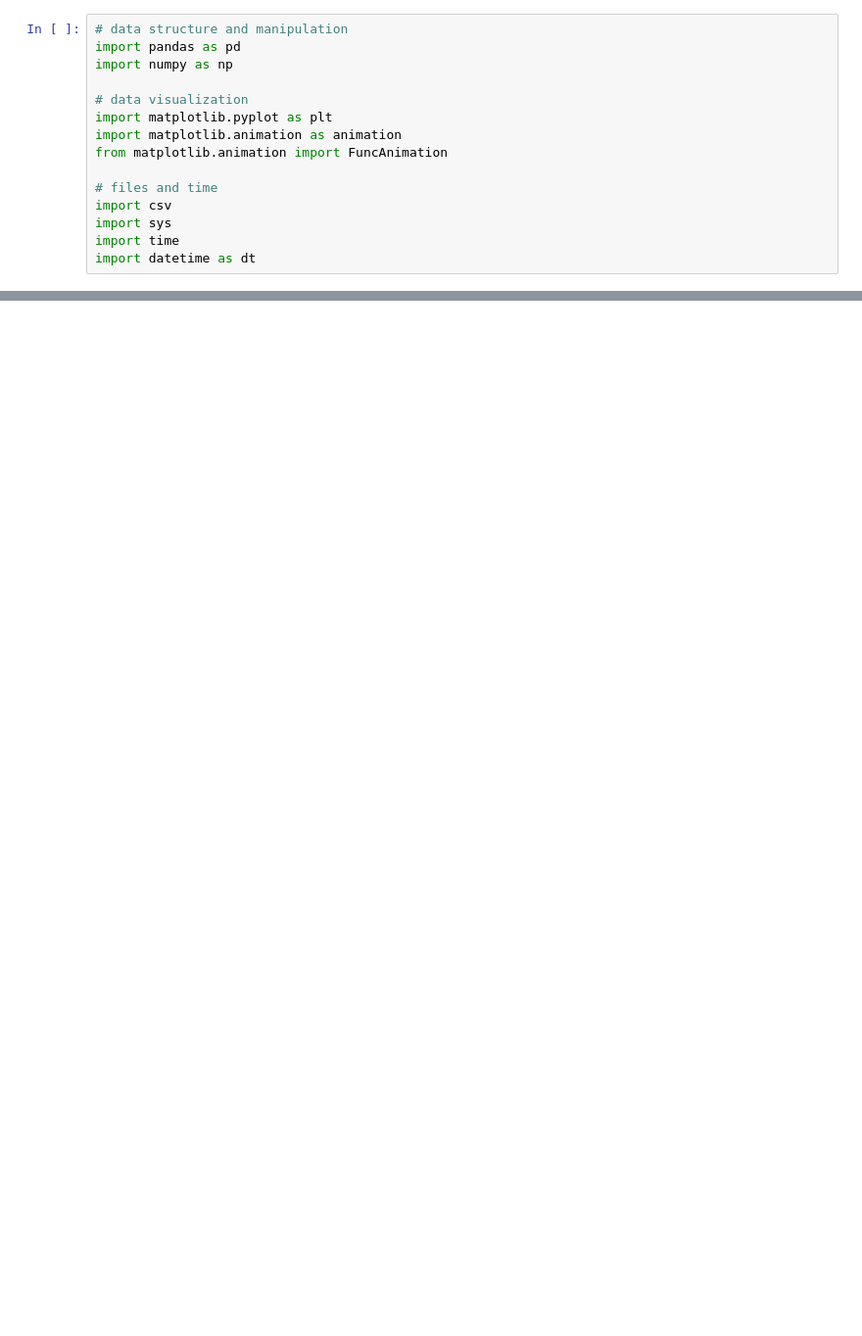
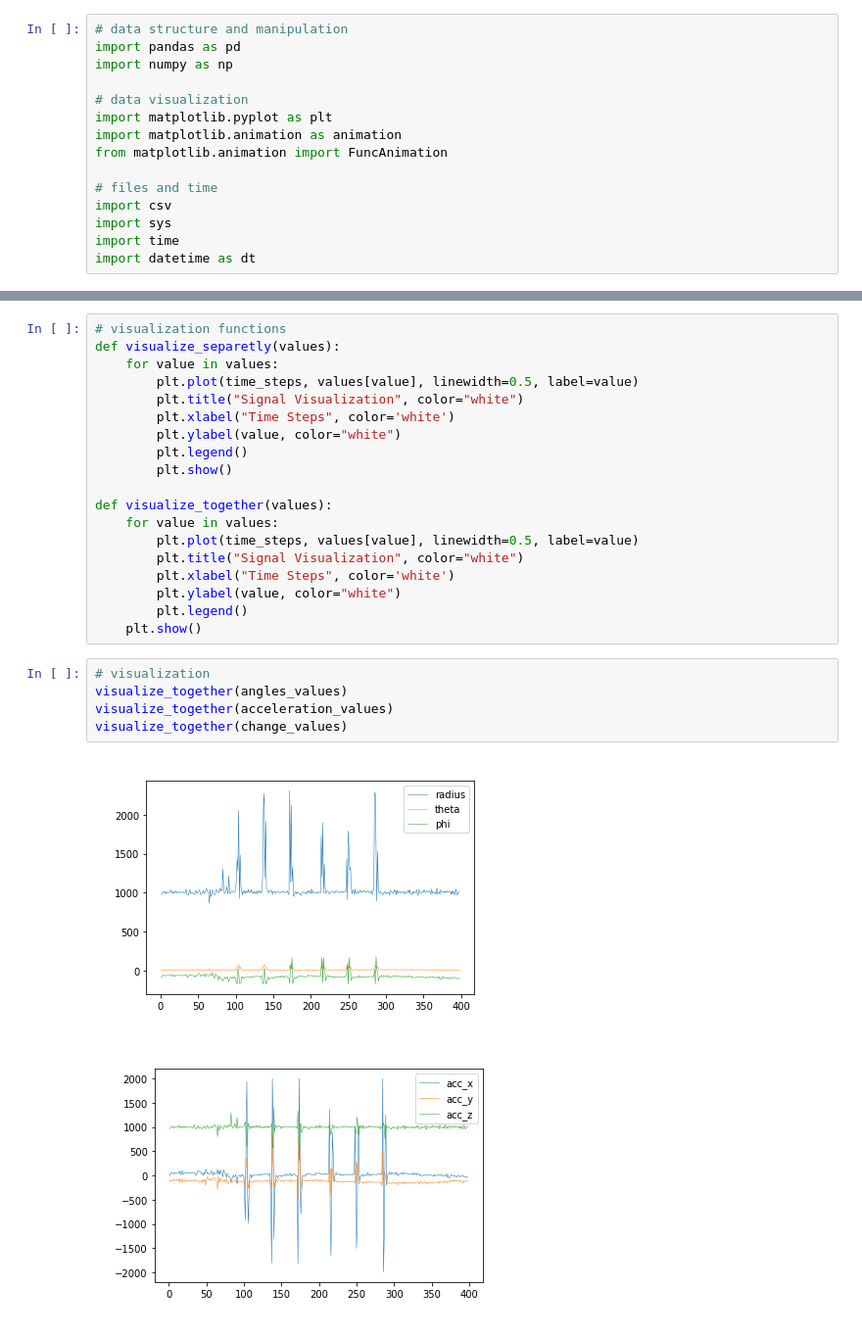
Before and after one commit to mariam-gogia/AirUX, a Jupyter notebook: src/df_manipulatinos.ipynb, the cells around one changed output, grey strips where cells are left out. Shown: that part at 98% size. Cells and saved outputs as stored; diff of their text form; blank space fills up the shorter version.

Commit message:
data frame visualization

```diff
--- a/src/df_manipulatinos.ipynb
+++ b/src/df_manipulatinos.ipynb
@@ -210,0 +58,27 @@ df.head(100)
+# %%
+# visualization functions
+def visualize_separetly(values):
+    for value in values:
+        plt.plot(time_steps, values[value], linewidth=0.5, label=value)
+        plt.title("Signal Visualization", color="white")
+        plt.xlabel("Time Steps", color='white')
+        plt.ylabel(value, color="white")
+        plt.legend()
+        plt.show()
+
+def visualize_together(values):
+    for value in values:
+        plt.plot(time_steps, values[value], linewidth=0.5, label=value)
+        plt.title("Signal Visualization", color="white")
+        plt.xlabel("Time Steps", color='white')
+        plt.ylabel(value, color="white")
+        plt.legend()
+    plt.show()
+# %%
+# visualization
+visualize_together(angles_values)
+visualize_together(acceleration_values)
+visualize_together(change_values)
+# %% [output]
+[figure, added]
+[figure, added]
```
Also changed, not shown: parts of 6 cells of this notebook.
